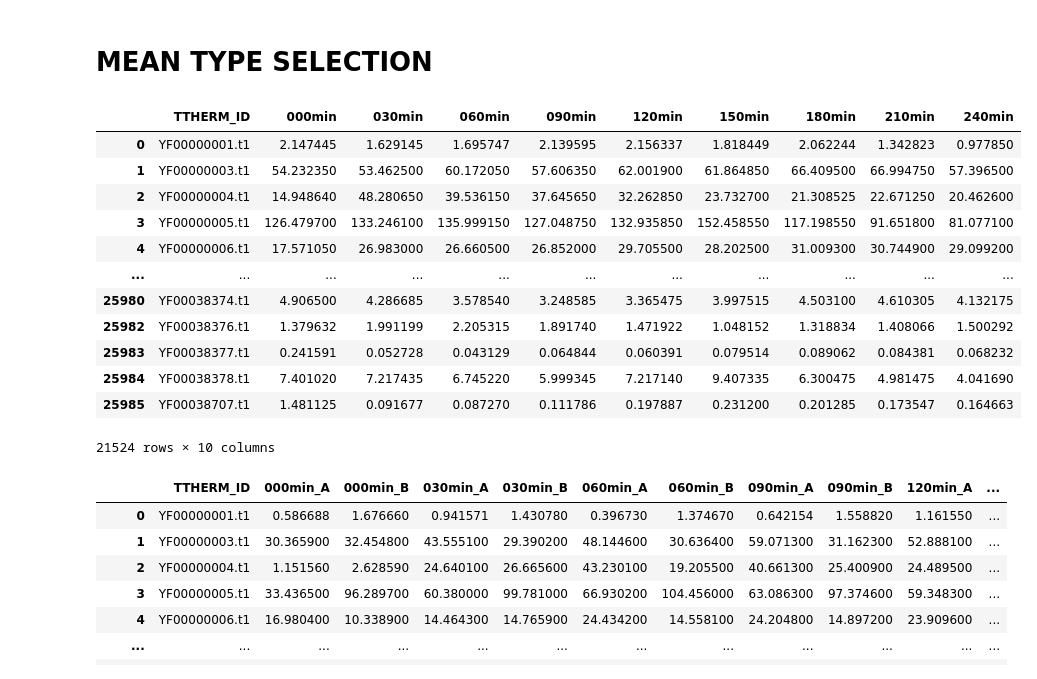
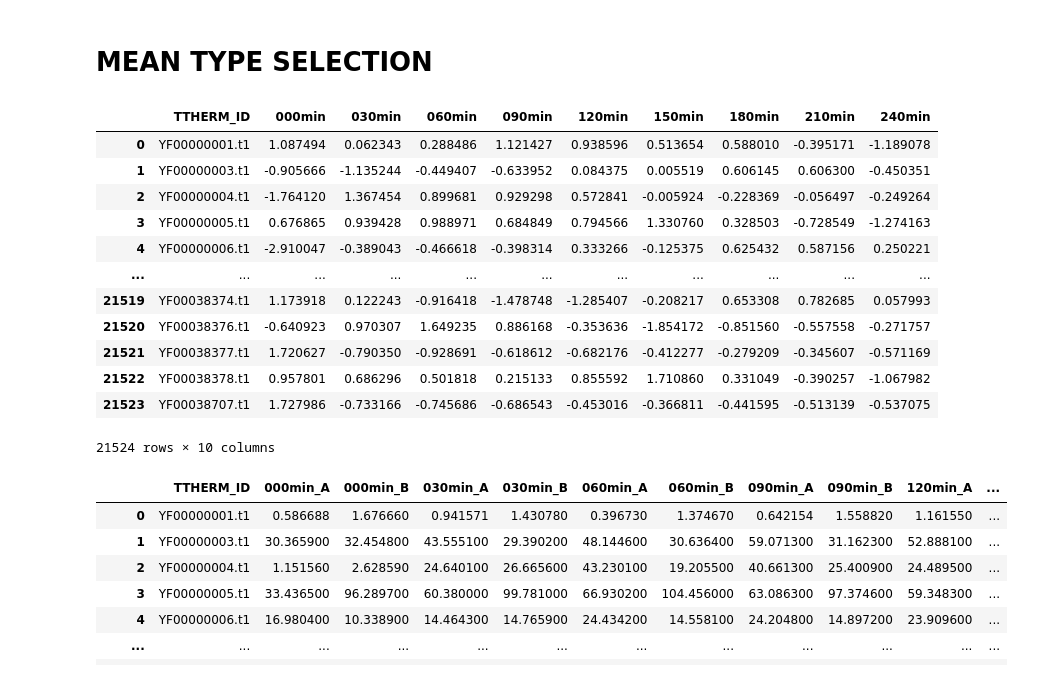
Before and after one commit to ltsypin/TGNE-2022, a Jupyter notebook: new_raw_data/rna_seq_processed/compute_tpm_kallisto_final.ipynb, the cells around one changed output. Cells and saved outputs as stored; diff of their text form; code cells hidden in the pictures.

```diff
--- a/new_raw_data/rna_seq_processed/compute_tpm_kallisto_final.ipynb
+++ b/new_raw_data/rna_seq_processed/compute_tpm_kallisto_final.ipynb
@@ -1561,0 +1648,3 @@ df_filtered.loc[:, all_cols].to_csv('./tpm_kallisto.csv', index=False)
+# %%
+normalized_tpm_df = normalize_expression_per_gene(df_filtered)
+normalized_tpm_df.head()
@@ -1562,22 +1691,22 @@ df_filtered.loc[:, all_cols].to_csv('./tpm_kallisto.csv', index=False)
 # %% [markdown]
 # MEAN TYPE SELECTION
 # %%
-df_filtered_averaged = ari_mean_df_of_duplicates(df_filtered.loc[:, all_cols])
+df_filtered_averaged = ari_mean_df_of_duplicates(normalized_tpm_df.loc[:, all_cols])
 # df_filtered_averaged = geo_mean_df_of_duplicates(df_filtered.loc[:, all_cols])
 df_filtered_averaged
 # %% [output]
 |  | TTHERM_ID | 000min | 030min | 060min | 090min | 120min | 150min | 180min | 210min | 240min |
-| 0 | YF00000001.t1 | 2.147445 | 1.629145 | 1.695747 | 2.139595 | 2.156337 | 1.818449 | 2.062244 | 1.342823 | 0.977850 |
-| 1 | YF00000003.t1 | 54.232350 | 53.462500 | 60.172050 | 57.606350 | 62.001900 | 61.864850 | 66.409500 | 66.994750 | 57.396500 |
-| 2 | YF00000004.t1 | 14.948640 | 48.280650 | 39.536150 | 37.645650 | 32.262850 | 23.732700 | 21.308525 | 22.671250 | 20.462600 |
-| 3 | YF00000005.t1 | 126.479700 | 133.246100 | 135.999150 | 127.048750 | 132.935850 | 152.458550 | 117.198550 | 91.651800 | 81.077100 |
-| 4 | YF00000006.t1 | 17.571050 | 26.983000 | 26.660500 | 26.852000 | 29.705500 | 28.202500 | 31.009300 | 30.744900 | 29.099200 |
+| 0 | YF00000001.t1 | 1.087494 | 0.062343 | 0.288486 | 1.121427 | 0.938596 | 0.513654 | 0.588010 | -0.395171 | -1.189078 |
+| 1 | YF00000003.t1 | -0.905666 | -1.135244 | -0.449407 | -0.633952 | 0.084375 | 0.005519 | 0.606145 | 0.606300 | -0.450351 |
+| 2 | YF00000004.t1 | -1.764120 | 1.367454 | 0.899681 | 0.929298 | 0.572841 | -0.005924 | -0.228369 | -0.056497 | -0.249264 |
+| 3 | YF00000005.t1 | 0.676865 | 0.939428 | 0.988971 | 0.684849 | 0.794566 | 1.330760 | 0.328503 | -0.728549 | -1.274163 |
+| 4 | YF00000006.t1 | -2.910047 | -0.389043 | -0.466618 | -0.398314 | 0.333266 | -0.125375 | 0.625432 | 0.587156 | 0.250221 |
 | ... | ... | ... | ... | ... | ... | ... | ... | ... | ... | ... |
-| 25980 | YF00038374.t1 | 4.906500 | 4.286685 | 3.578540 | 3.248585 | 3.365475 | 3.997515 | 4.503100 | 4.610305 | 4.132175 |
-| 25982 | YF00038376.t1 | 1.379632 | 1.991199 | 2.205315 | 1.891740 | 1.471922 | 1.048152 | 1.318834 | 1.408066 | 1.500292 |
-| 25983 | YF00038377.t1 | 0.241591 | 0.052728 | 0.043129 | 0.064844 | 0.060391 | 0.079514 | 0.089062 | 0.084381 | 0.068232 |
-| 25984 | YF00038378.t1 | 7.401020 | 7.217435 | 6.745220 | 5.999345 | 7.217140 | 9.407335 | 6.300475 | 4.981475 | 4.041690 |
-| 25985 | YF00038707.t1 | 1.481125 | 0.091677 | 0.087270 | 0.111786 | 0.197887 | 0.231200 | 0.201285 | 0.173547 | 0.164663 |
+| 21519 | YF00038374.t1 | 1.173918 | 0.122243 | -0.916418 | -1.478748 | -1.285407 | -0.208217 | 0.653308 | 0.782685 | 0.057993 |
+| 21520 | YF00038376.t1 | -0.640923 | 0.970307 | 1.649235 | 0.886168 | -0.353636 | -1.854172 | -0.851560 | -0.557558 | -0.271757 |
+| 21521 | YF00038377.t1 | 1.720627 | -0.790350 | -0.928691 | -0.618612 | -0.682176 | -0.412277 | -0.279209 | -0.345607 | -0.571169 |
+| 21522 | YF00038378.t1 | 0.957801 | 0.686296 | 0.501818 | 0.215133 | 0.855592 | 1.710860 | 0.331049 | -0.390257 | -1.067982 |
+| 21523 | YF00038707.t1 | 1.727986 | -0.733166 | -0.745686 | -0.686543 | -0.453016 | -0.366811 | -0.441595 | -0.513139 | -0.537075 |
 21524 rows × 10 columns
 # %%
 df_filtered.loc[:, all_cols]
```
Also changed, not shown: parts of 21 cells of this notebook, 13 other files.
